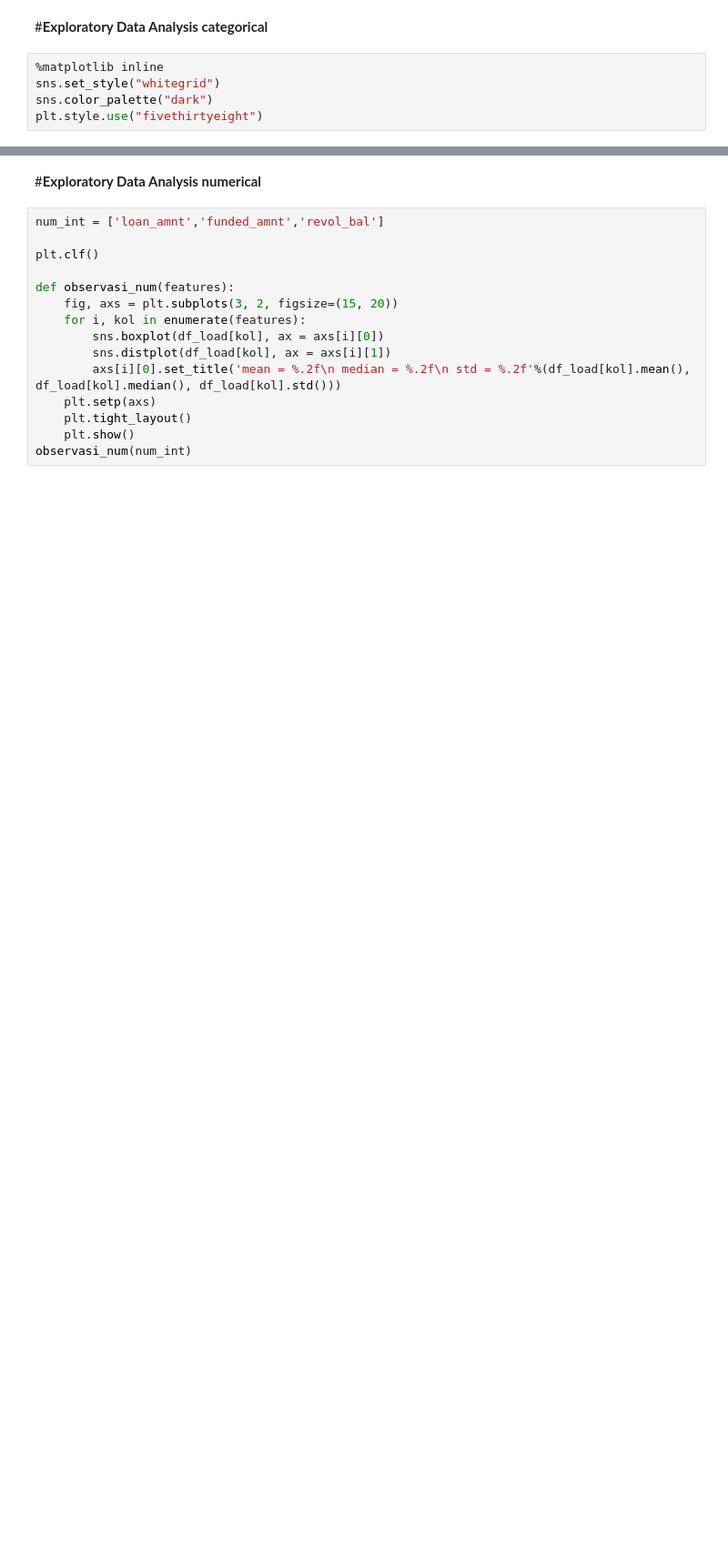
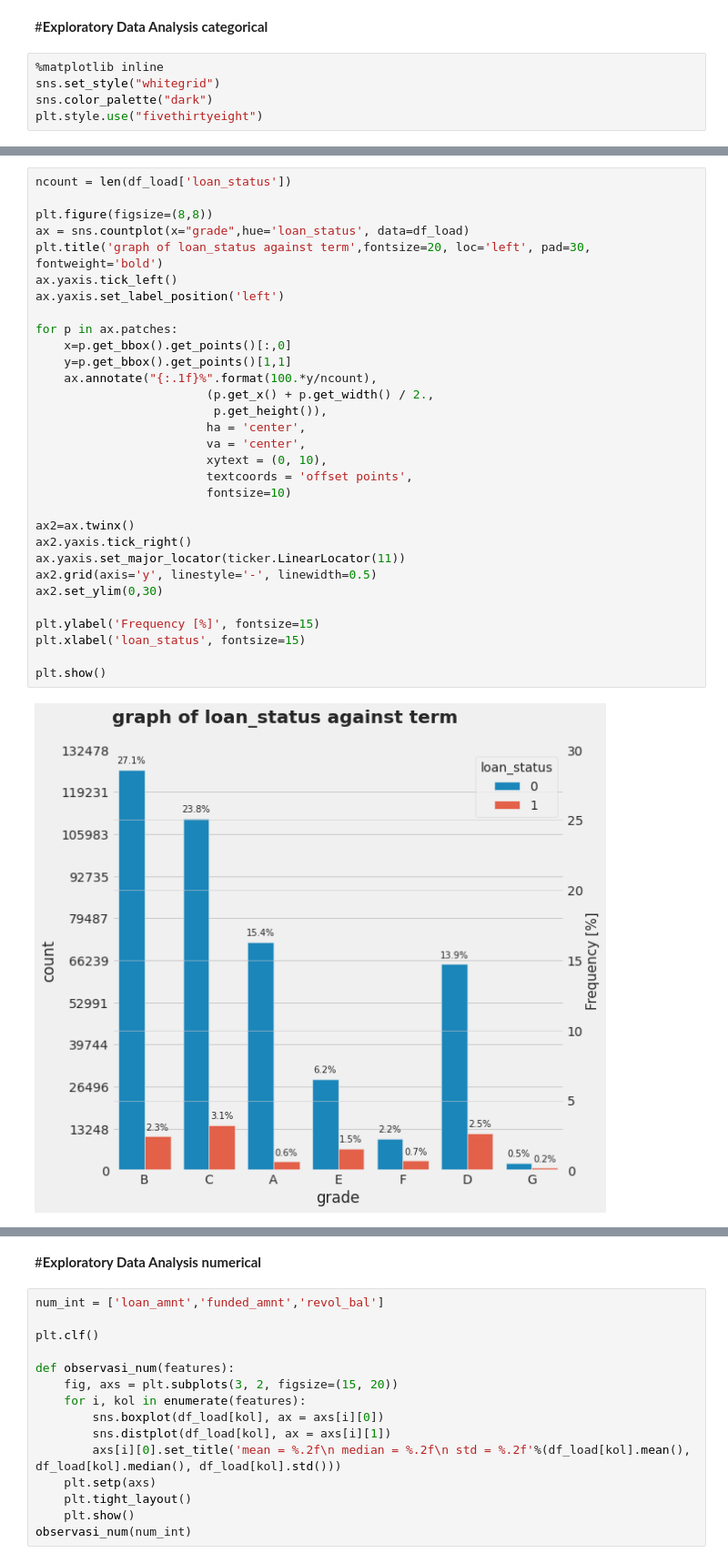
Before and after one commit to arfanrifqi/loan_prediction, a Jupyter notebook: loan_prediction(EDA).ipynb, the cells around one changed output, grey strips where cells are left out. Shown at 91% size. Drawn from its saved outputs; the diff is of its cells as text; blank space fills up the shorter version.

```diff
--- a/loan_prediction(EDA).ipynb
+++ b/loan_prediction(EDA).ipynb
@@ -743,0 +356,33 @@ counts_purpose1.style.background_gradient(axis=1,cmap=sns.light_palette('mediump
+# %%
+ncount = len(df_load['loan_status'])
+
+plt.figure(figsize=(8,8))
+ax = sns.countplot(x="grade",hue='loan_status', data=df_load)
+plt.title('graph of loan_status against term',fontsize=20, loc='left', pad=30, fontweight='bold')
+ax.yaxis.tick_left()
+ax.yaxis.set_label_position('left')
+
+for p in ax.patches:
+    x=p.get_bbox().get_points()[:,0]
+    y=p.get_bbox().get_points()[1,1]
+    ax.annotate("{:.1f}%".format(100.*y/ncount),
+                        (p.get_x() + p.get_width() / 2.,
+                         p.get_height()),
+                        ha = 'center',
+                        va = 'center',
+                        xytext = (0, 10),
+                        textcoords = 'offset points',
+                        fontsize=10)
+
+ax2=ax.twinx()
+ax2.yaxis.tick_right()
+ax.yaxis.set_major_locator(ticker.LinearLocator(11))
+ax2.grid(axis='y', linestyle='-', linewidth=0.5)
+ax2.set_ylim(0,30)
+
+plt.ylabel('Frequency [%]', fontsize=15)
+plt.xlabel('loan_status', fontsize=15)
+
+plt.show()
+# %% [output]
+[figure, added]
```
Also changed, not shown: parts of 82 cells of this notebook.
